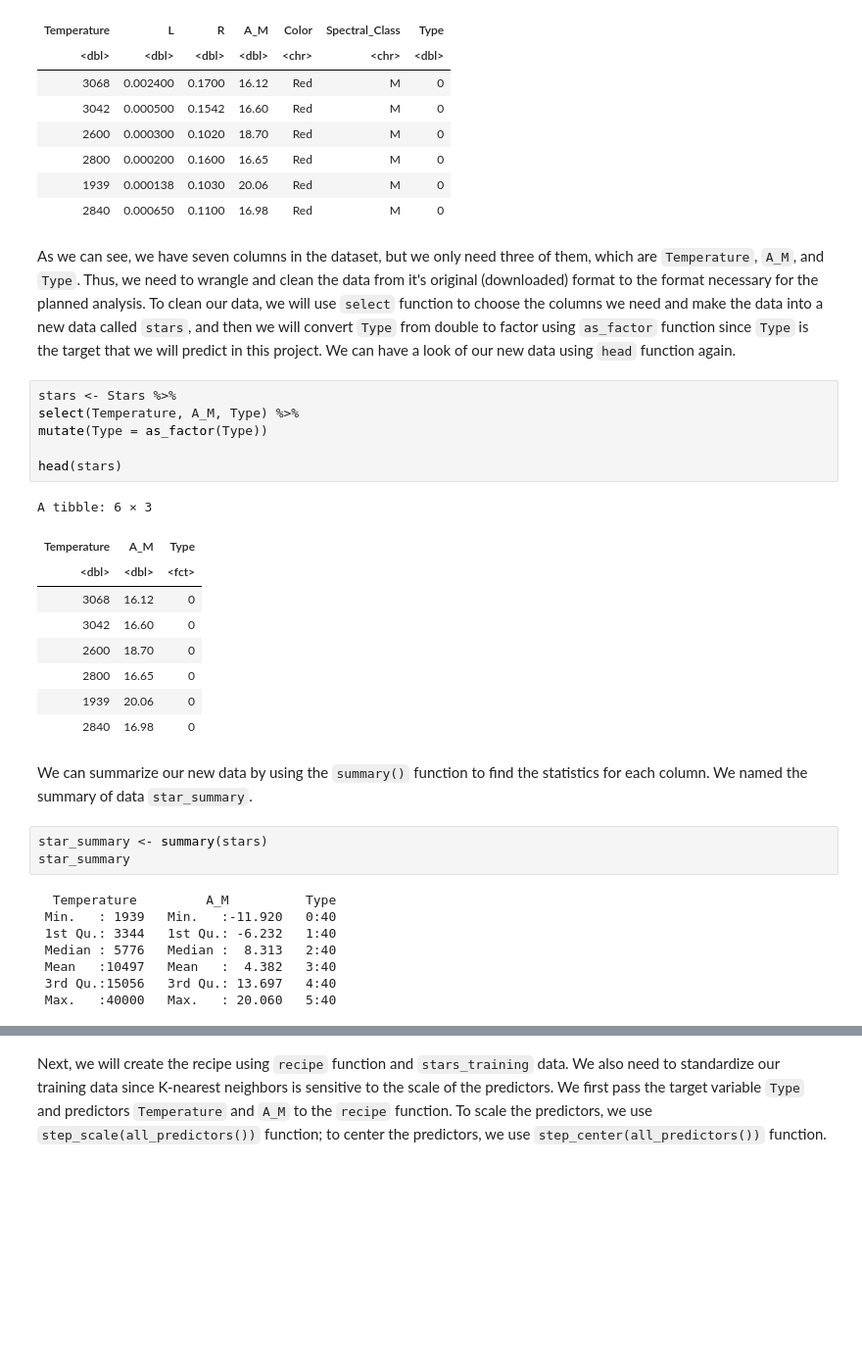
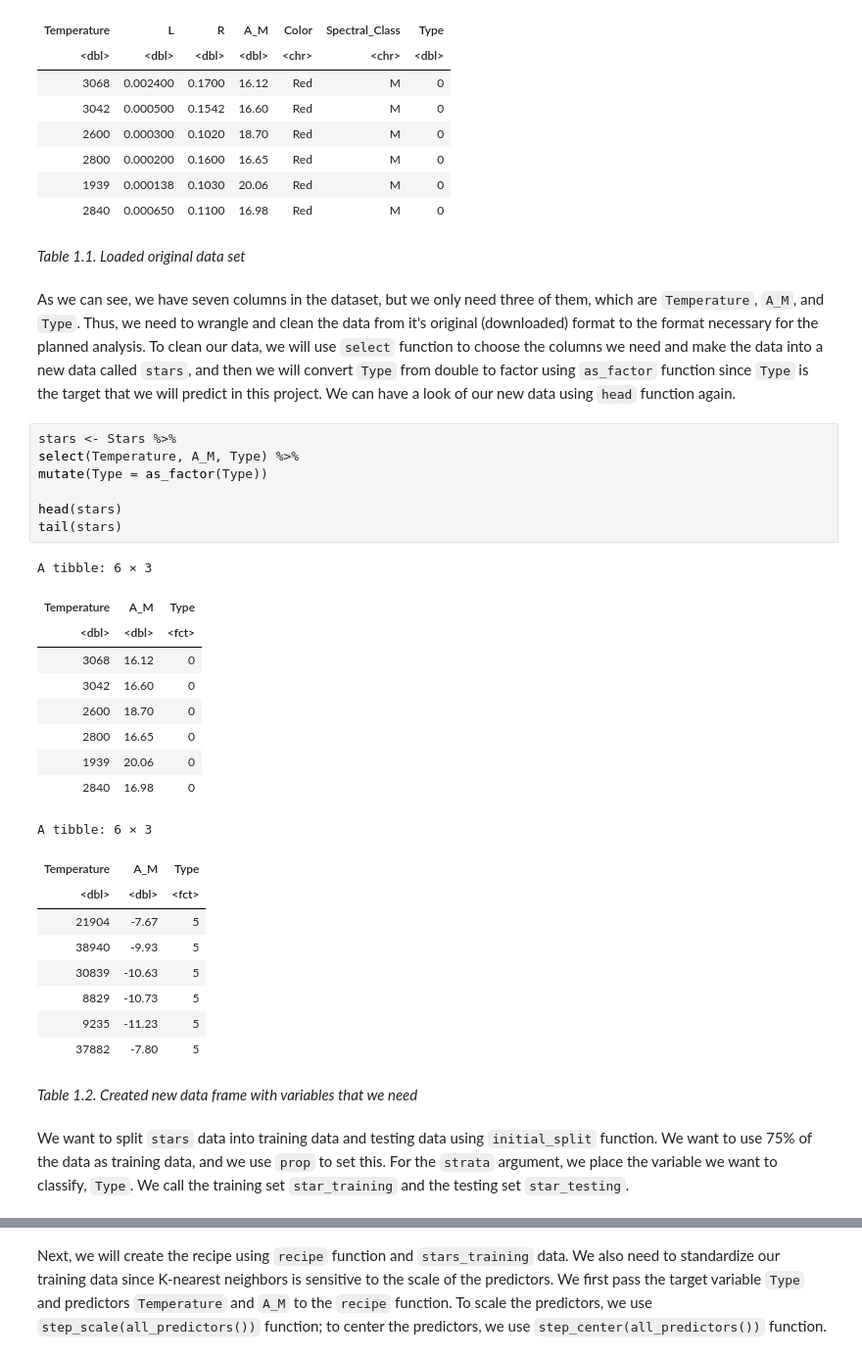
Before and after one commit to luojessica/dsci100-project-007-20, a Jupyter notebook: final_report.ipynb, the cells around one changed output, grey strips where cells are left out. Shown at 98% size. Saved outputs shown, nothing was run; the diff lists cells and outputs as text; blank space fills up the shorter version.

```diff
--- a/final_report.ipynb
+++ b/final_report.ipynb
@@ -55,34 +55,37 @@ A tibble: 6 × 7
 | 2800 | 0.000200 | 0.1600 | 16.65 | Red | M | 0 |
 | 1939 | 0.000138 | 0.1030 | 20.06 | Red | M | 0 |
 | 2840 | 0.000650 | 0.1100 | 16.98 | Red | M | 0 |
+# %% [markdown]
+*Table 1.1. Loaded original data set*
 # %% [markdown]
 As we can see, we have seven columns in the dataset, but we only need three of them, which are `Temperature`, `A_M`, and `Type`. Thus, we need to wrangle and clean the data from it's original (downloaded) format to the format necessary for the planned analysis. To clean our data, we will use `select` function to choose the columns we need and make the data into a new data called `stars`, and then we will convert `Type` from double to factor using `as_factor` function since `Type` is the target that we will predict in this project. We can have a look of our new data using `head` function again.
 # %%
 stars <- Stars %>%
 select(Temperature, A_M, Type) %>%
 mutate(Type = as_factor(Type))
 
 head(stars)
+tail(stars)
 # %% [output]
 A tibble: 6 × 3
 | Temperature | A_M | Type |
 | <dbl> | <dbl> | <fct> |
 | 3068 | 16.12 | 0 |
 | 3042 | 16.60 | 0 |
 | 2600 | 18.70 | 0 |
 | 2800 | 16.65 | 0 |
 | 1939 | 20.06 | 0 |
 | 2840 | 16.98 | 0 |
+A tibble: 6 × 3
+| Temperature | A_M | Type |
+| <dbl> | <dbl> | <fct> |
+| 21904 | -7.67 | 5 |
+| 38940 | -9.93 | 5 |
+| 30839 | -10.63 | 5 |
+| 8829 | -10.73 | 5 |
+| 9235 | -11.23 | 5 |
+| 37882 | -7.80 | 5 |
-# %% [markdown]
-We can summarize our new data by using the `summary()` function to find the statistics for each column. We named the summary of data `star_summary`.
-# %%
-star_summary <- summary(stars)
-star_summary
-# %% [output]
-  Temperature         A_M          Type
- Min.   : 1939   Min.   :-11.920   0:40
- 1st Qu.: 3344   1st Qu.: -6.232   1:40
- Median : 5776   Median :  8.313   2:40
- Mean   :10497   Mean   :  4.382   3:40
- 3rd Qu.:15056   3rd Qu.: 13.697   4:40
- Max.   :40000   Max.   : 20.060   5:40
+# %% [markdown]
+*Table 1.2. Created new data frame with variables that we need*
+# %% [markdown]
+We want to split `stars` data into training data and testing data using `initial_split` function. We want to use 75% of the data as training data, and we use `prop` to set this. For the `strata` argument, we place the variable we want to classify, `Type`. We call the training set `star_training` and the testing set `star_testing`.
```
Also changed, not shown: parts of 27 cells of this notebook.
